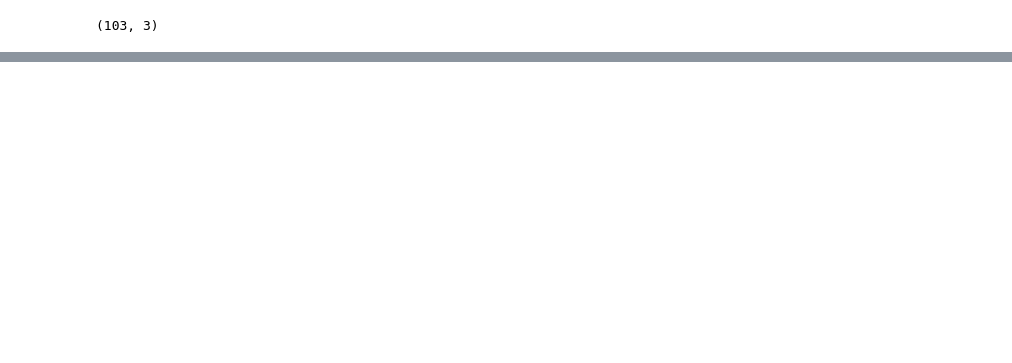
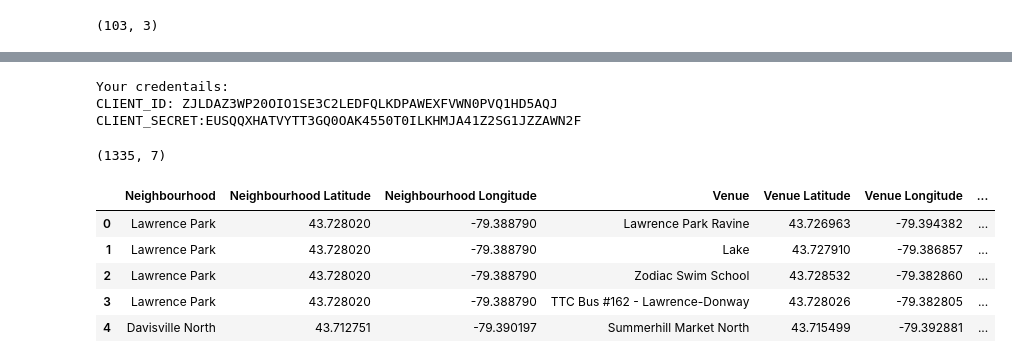
Before and after one commit to linzhou-zhong/Coursera, a Jupyter notebook: Assignment _Neighborhoods_in_Toronto.ipynb, the cells around one changed output, grey strips where cells are left out. Drawn from its saved outputs; the diff is of its cells as text; code cells hidden in the pictures; blank space fills up the shorter version.

```diff
--- a/Assignment _Neighborhoods_in_Toronto.ipynb
+++ b/Assignment _Neighborhoods_in_Toronto.ipynb
@@ -61,0 +89,12 @@ tables_merged.shape
+# %%
+Latitude_list = []
+Longitude_list = []
+for i, value in tables_merged.iterrows():
+    postal_code = value["Postcode"]
+    Latitude = df_geo_coor[df_geo_coor["Postal Code"] == postal_code]["Latitude"]
+    Longitude = df_geo_coor[df_geo_coor["Postal Code"] == postal_code]["Longitude"]
+    Latitude_list.append(Latitude.values[0])
+    Longitude_list.append(Longitude.values[0])
+
+tables_merged["Latitude"] = Latitude_list
+tables_merged["Longitude"] = Longitude_list
@@ -61,0 +112,13 @@ tables_merged.shape
+# %%
+CLIENT_ID = 'ZJLDAZ3WP20OIO1SE3C2LEDFQLKDPAWEXFVWN0PVQ1HD5AQJ' # your Foursquare ID
+CLIENT_SECRET = 'EUSQQXHATVYTT3GQ0OAK4550T0ILKHMJA41Z2SG1JZZAWN2F' # your Foursquare Secret
+VERSION = '20180604'
+LIMIT = 30
+radius = 500
+print('Your credentails:')
+print('CLIENT_ID: ' + CLIENT_ID)
+print('CLIENT_SECRET:' + CLIENT_SECRET)
+# %% [output]
+Your credentails:
+CLIENT_ID: ZJLDAZ3WP20OIO1SE3C2LEDFQLKDPAWEXFVWN0PVQ1HD5AQJ
+CLIENT_SECRET:EUSQQXHATVYTT3GQ0OAK4550T0ILKHMJA41Z2SG1JZZAWN2F
@@ -61,0 +164,18 @@ tables_merged.shape
+# %%
+# type your answer here
+
+tables_merged_venues = getNearbyVenues(names=tables_merged['Neighbourhood'],
+                                   latitudes=tables_merged['Latitude'],
+                                   longitudes=tables_merged['Longitude']
+                                  )
+# %%
+print(tables_merged_venues.shape)
+tables_merged_venues.head()
+# %% [output]
+(1335, 7)
+|  | Neighbourhood | Neighbourhood Latitude | Neighbourhood Longitude | Venue | Venue Latitude | Venue Longitude | ... |
+| 0 | Lawrence Park | 43.728020 | -79.388790 | Lawrence Park Ravine | 43.726963 | -79.394382 | ... |
+| 1 | Lawrence Park | 43.728020 | -79.388790 | Lake | 43.727910 | -79.386857 | ... |
+| 2 | Lawrence Park | 43.728020 | -79.388790 | Zodiac Swim School | 43.728532 | -79.382860 | ... |
+| 3 | Lawrence Park | 43.728020 | -79.388790 | TTC Bus #162 - Lawrence-Donway | 43.728026 | -79.382805 | ... |
+| 4 | Davisville North | 43.712751 | -79.390197 | Summerhill Market North | 43.715499 | -79.392881 | ... |
```
Also changed, not shown: parts of 24 cells of this notebook.
